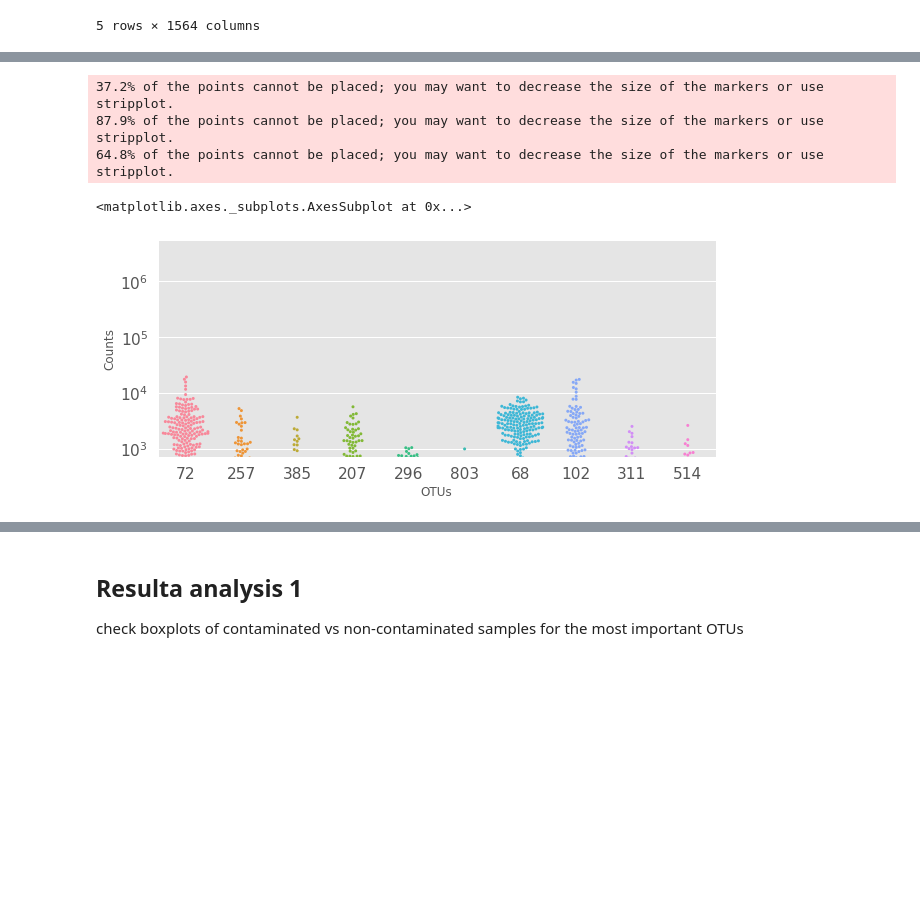
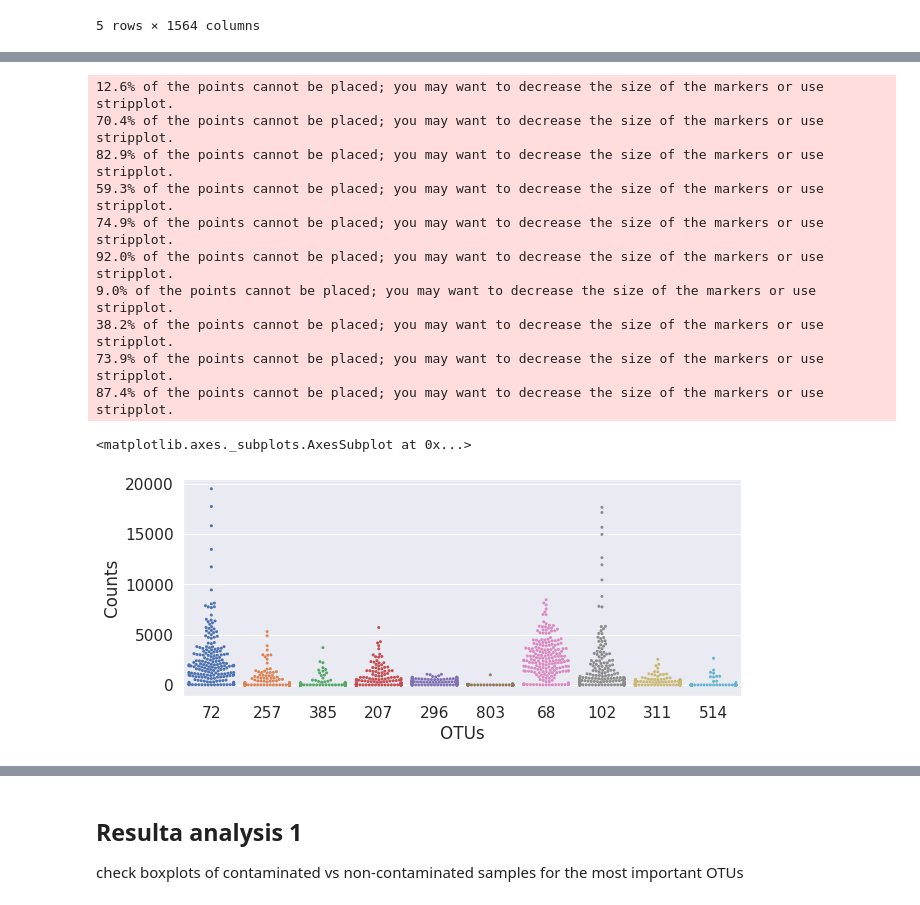
Before and after one commit to MaxJoas/metagenomic_contamination, a Jupyter notebook: supervised/supervised.ipynb, the cells around one changed output, grey strips where cells are left out. Saved outputs shown, nothing was run; the diff lists cells and outputs as text; code cells hidden in the pictures; blank space fills up the shorter version.

```diff
--- a/supervised/supervised.ipynb
+++ b/supervised/supervised.ipynb
@@ -697,15 +653,22 @@ sns.swarmplot(x = "OTUs", y = "Counts",data = pd.melt(least_important_df,
 # %%
-f, ax = plt.subplots()
-ax.set(yscale="log")
+# f, ax = plt.subplots()
+# ax.set(yscale="log")
 
 sns.swarmplot(x = "OTUs", y = "Counts",data = pd.melt(most_important_df,
                                             var_name="OTUs", value_name="Counts"), s = 3)
 # %% [output]
-37.2% of the points cannot be placed; you may want to decrease the size of the markers or use stripplot.
-87.9% of the points cannot be placed; you may want to decrease the size of the markers or use stripplot.
-64.8% of the points cannot be placed; you may want to decrease the size of the markers or use stripplot.
+12.6% of the points cannot be placed; you may want to decrease the size of the markers or use stripplot.
+70.4% of the points cannot be placed; you may want to decrease the size of the markers or use stripplot.
+82.9% of the points cannot be placed; you may want to decrease the size of the markers or use stripplot.
+59.3% of the points cannot be placed; you may want to decrease the size of the markers or use stripplot.
+74.9% of the points cannot be placed; you may want to decrease the size of the markers or use stripplot.
+92.0% of the points cannot be placed; you may want to decrease the size of the markers or use stripplot.
+9.0% of the points cannot be placed; you may want to decrease the size of the markers or use stripplot.
+38.2% of the points cannot be placed; you may want to decrease the size of the markers or use stripplot.
+73.9% of the points cannot be placed; you may want to decrease the size of the markers or use stripplot.
+87.4% of the points cannot be placed; you may want to decrease the size of the markers or use stripplot.
 <matplotlib.axes._subplots.AxesSubplot at 0x...>
-[figure, old version]
+[figure, new version]
 # %%
 f, ax = plt.subplots()
 ax.set(yscale="log")
```
Also changed, not shown: parts of 16 cells of this notebook, 10 other files.
